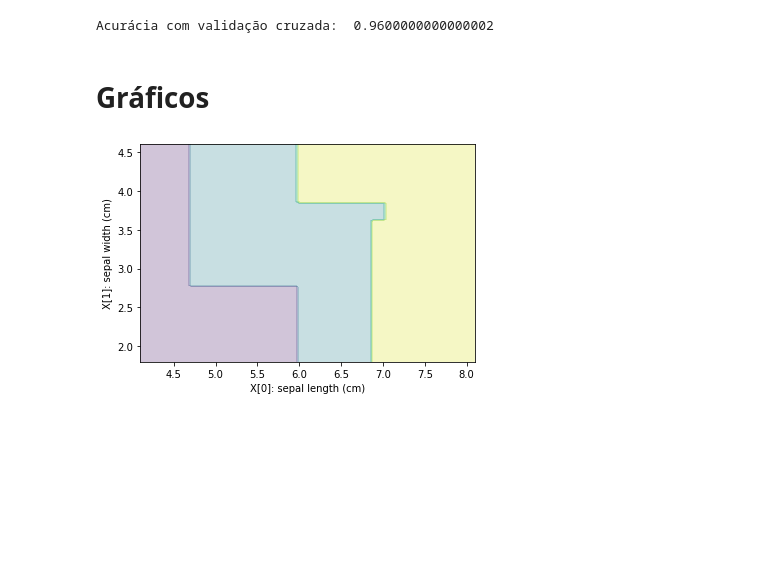
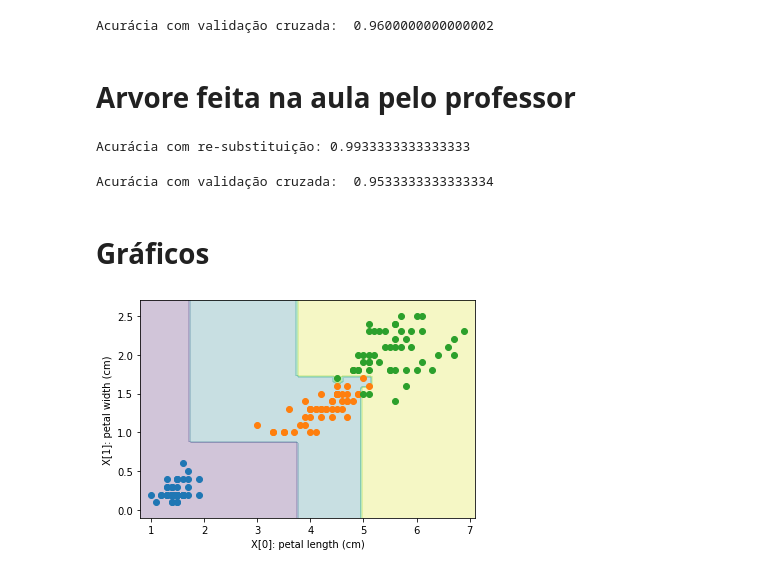
Before and after one commit to alexandrebabilone/reconhecimento_padroes, a Jupyter notebook: aula5.ipynb, the cells around one changed output. Drawn from its saved outputs; the diff is of its cells as text; code cells hidden in the pictures; blank space fills up the shorter version.

```diff
--- a/aula5.ipynb
+++ b/aula5.ipynb
@@ -9,6 +11,6 @@ from sklearn.model_selection import cross_validate
 from sklearn.tree import DecisionTreeClassifier, plot_tree
 
 iris = load_iris()
-X, y = iris.data, iris.target
-print(X.shape, y.shape)
+X, y = iris.data[:,2:], iris.target
+X.shape, y.shape
 # %% [output]
@@ -61,20 +59,17 @@ caracteristica_maior_ganho(X,y)
 def maisFrequente(y):
     return Counter(y.flat).most_common(1)[0][0]
 
-class BabiTree(BaseEstimator, ClassifierMixin):
+class MinhaArvore(BaseEstimator, ClassifierMixin):
     def fit(self, X, y):
         self.caracteristica = caracteristica_maior_ganho(X, y)
-        #print('self.caracteristica = ', self.caracteristica)
         self.valor = np.mean(X[:,self.caracteristica])
         maiores = X[:,self.caracteristica] > self.valor
 
         if sum(maiores)>0 and sum(~maiores)>0:
-            self.maiores = BabiTree()
+            self.maiores = MinhaArvore()
             self.maiores.fit(X[maiores,:],y[maiores])
-            #print('fim maiores')
-            self.menores = BabiTree()
+            self.menores = MinhaArvore()
             self.menores.fit(X[~maiores,:],y[~maiores])
-            #print('fim menores')
         else:
             self.resposta = maisFrequente(y)
 
@@ -82,15 +77,8 @@ class BabiTree(BaseEstimator, ClassifierMixin):
         y = np.empty((X.shape[0]))
         if hasattr(self, 'resposta'):
             y[:] = self.resposta
-            #print('resposta')
         else:
-            #print('else')
             maiores = X[:,self.caracteristica] > self.valor
             y[maiores] = self.maiores.predict(X[maiores,:])
             y[~maiores] = self.menores.predict(X[~maiores,:])
         return y
-
-modelo = BabiTree()
-modelo.fit(X,y)
-ypred = modelo.predict(X)
-print(f'Acurácia com re-substituição: {accuracy_score(y, ypred)}')
@@ -98,0 +85,5 @@ Acurácia com re-substituição: 1.0
+# %%
+modelo = MinhaArvore()
+modelo.fit(X,y)
+ypred = modelo.predict(X)
+print(f'Acurácia com re-substituição: {accuracy_score(y, ypred)}')
@@ -116,3 +109,5 @@ score_cv_tree_sklearn = cross_validate(tree_sklearn, X, y)
 print('Acurácia com validação cruzada: ', np.mean(score_cv_tree_sklearn['test_score']))
 # %% [output]
 Acurácia com validação cruzada:  0.9600000000000002
+# %% [markdown]
+# Arvore feita na aula pelo professor
@@ -119,27 +188,35 @@ Acurácia com validação cruzada:  0.9600000000000002
+# %%
+arvore_aula = ArvoreAula()
+arvore_aula.fit(X,y)
+ypred = arvore_aula.predict(X)
+print(f'Acurácia com re-substituição: {accuracy_score(y, ypred)}')
+# %% [output]
+Acurácia com re-substituição: 0.9933333333333333
+# %%
+score_cv_arvore_aula = cross_validate(ArvoreAula(), X, y)
+print('Acurácia com validação cruzada: ', np.mean(score_cv_arvore_aula['test_score']))
+# %% [output]
+Acurácia com validação cruzada:  0.9533333333333334
 # %% [markdown]
 # Gráficos
 # %%
 import matplotlib.pyplot as plt
 
 def plotDecisao(modelo, X, y):
     modelo.fit(X, y)
     x0s = np.linspace(np.min(X[:,0])-0.2, np.max(X[:,0])+0.2, 100)
     x1s = np.linspace(np.min(X[:,1])-0.2, np.max(X[:,1])+0.2, 100)
-    x2s = np.linspace(np.min(X[:,2])-0.2, np.max(X[:,2])+0.2, 100)
-    x3s = np.linspace(np.min(X[:,3])-0.2, np.max(X[:,3])+0.2, 100)
     x0, x1 = np.meshgrid(x0s, x1s)
-    x2, x3 = np.meshgrid(x2s, x3s)
-    Xdec = np.c_[x0.ravel(), x1.ravel(), x2.ravel(), x3.ravel()]
+    Xdec = np.c_[x0.ravel(), x1.ravel()]
+    #print(Xdec.shape)
     ypred = modelo.predict(Xdec)
     plt.contourf(x0, x1, ypred.reshape(x0.shape), alpha=0.25)
-    '''
     for k in set(y):
         plt.plot(X[:,0][y==k], X[:,1][y==k], 'o', label=f"{iris.target_names[k]} [{k}]")
-    '''
-    plt.xlabel(f"X[0]: {iris.feature_names[0]}")
-    plt.ylabel(f"X[1]: {iris.feature_names[1]}")
+    plt.xlabel(f"X[0]: {iris.feature_names[2]}")
+    plt.ylabel(f"X[1]: {iris.feature_names[3]}")
     plt.show()
 
-plotDecisao(BabiTree(), X, y)
+plotDecisao(MinhaArvore(), X, y)
 # %% [output]
-[figure, old version]
+[figure, new version]
```
Also changed, not shown: parts of 22 cells of this notebook, 2 other files.
